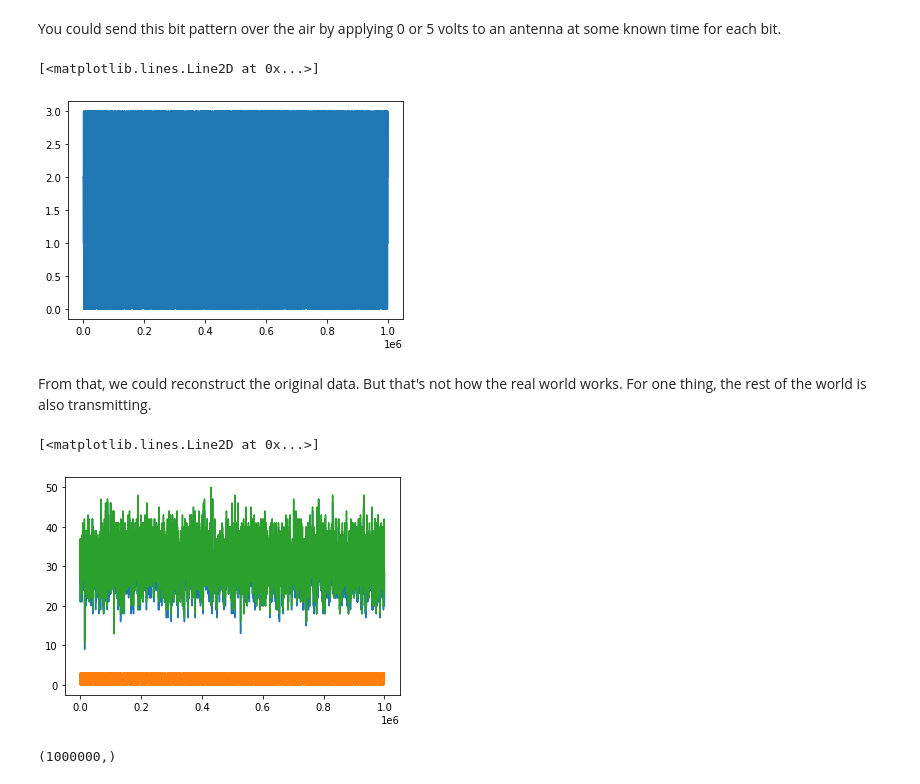
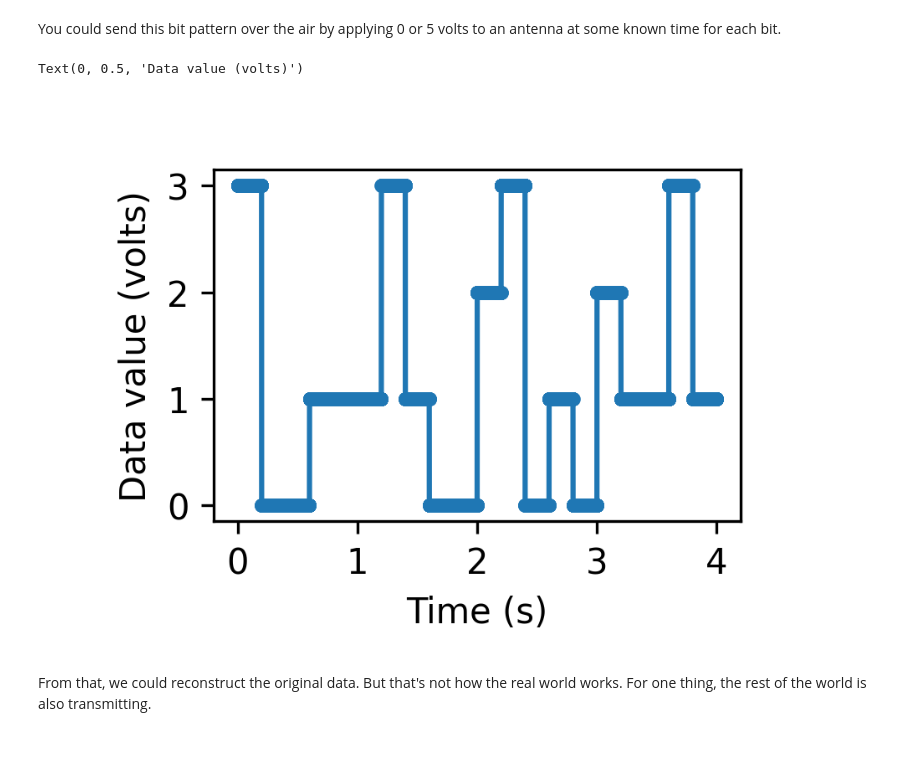
Before and after one commit to mmtrebuchet/bpreveal, a Jupyter notebook: doc/modulation.ipynb, the cells around one changed output. Cells and saved outputs as stored; diff of their text form; code cells hidden in the pictures; blank space fills up the shorter version.

```diff
--- a/doc/modulation.ipynb
+++ b/doc/modulation.ipynb
@@ -26,14 +26,16 @@ In this notebook, I'm going to discuss how we can use neural networks to control
 import numpy as np
 import matplotlib.pyplot as plt
 import random
+plt.rcParams['figure.figsize'] = [3,2 ]
+plt.rcParams['figure.dpi'] = 300
 # %% [markdown]
 # RF Modulation
 How do you communicate information over a radio link? Let's say you want to communicate this string of bits:
 # %%
-NUM_SYMBOLS = 4000
+NUM_SYMBOLS = 20
 bit_pattern = [random.choice([0,1,2,3]) for x in range(NUM_SYMBOLS)]
 SIGNAL_DURATION=1
-SAMPLING_RATE = 1000000
+SAMPLING_RATE = 10000
 NUM_SAMPLES = SIGNAL_DURATION*SAMPLING_RATE
 # %% [markdown]
 You could send this bit pattern over the air by applying 0 or 5 volts to an antenna at some known time for each bit.
@@ -41,17 +43,27 @@ You could send this bit pattern over the air by applying 0 or 5 volts to an ante
 import math
 def binaryToVoltage(message, numSamples):
     voltages = np.zeros((numSamples))
+    triggers = np.zeros(len(message))
     stepsPerSymbol = numSamples / len(message)
     for i, symbol in enumerate(message):
         startPos = math.ceil(i * stepsPerSymbol)
+        triggers[i] = startPos
         endPos = min(numSamples, math.ceil(startPos + stepsPerSymbol))
         voltages[startPos:endPos] = symbol
-    return voltages
+    return voltages , triggers
-# %%
-plt.plot(binaryToVoltage(bit_pattern, NUM_SAMPLES))
-# %% [output]
-[<matplotlib.lines.Line2D at 0x...>]
-[figure, removed]
+# %%
+times = np.linspace(0,1,num=SIGNAL_DURATION*SAMPLING_RATE)
+fig = plt.figure()
+ax2 = fig.add_axes([0,0,1,1])
+ax2.axis('off')
+ax = fig.add_axes([0.2, 0.2, 0.7,0.7])
+
+ax.plot(times*4, binaryToVoltage(bit_pattern, NUM_SAMPLES)[0][:10000], '.-')
+ax.set_xlabel("Time (s)")
+ax.set_ylabel("Data value (volts)")
+# %% [output]
+Text(0, 0.5, 'Data value (volts)')
+[figure, added]
 # %% [markdown]
 From that, we could reconstruct the original data. But that's not how the real world works. For one thing, the rest of the world is also transmitting.
 # %%
@@ -66,13 +78,2 @@ all_signals = np.array(all_signals)
-# %%
-plt.plot(background_signals.sum(axis=0))
-plt.plot(real_signal)
-plt.plot(all_signals.sum(axis=0))
-# %% [output]
-[<matplotlib.lines.Line2D at 0x...>]
-[figure, removed]
-# %%
-print(real_signal.shape)
-# %% [output]
-(1000000,)
 # %%
 #How could we go about extracting our data again? It's totally lost with everyone else's transmission.
```
Also changed, not shown: parts of 64 cells of this notebook, 27 other files.
